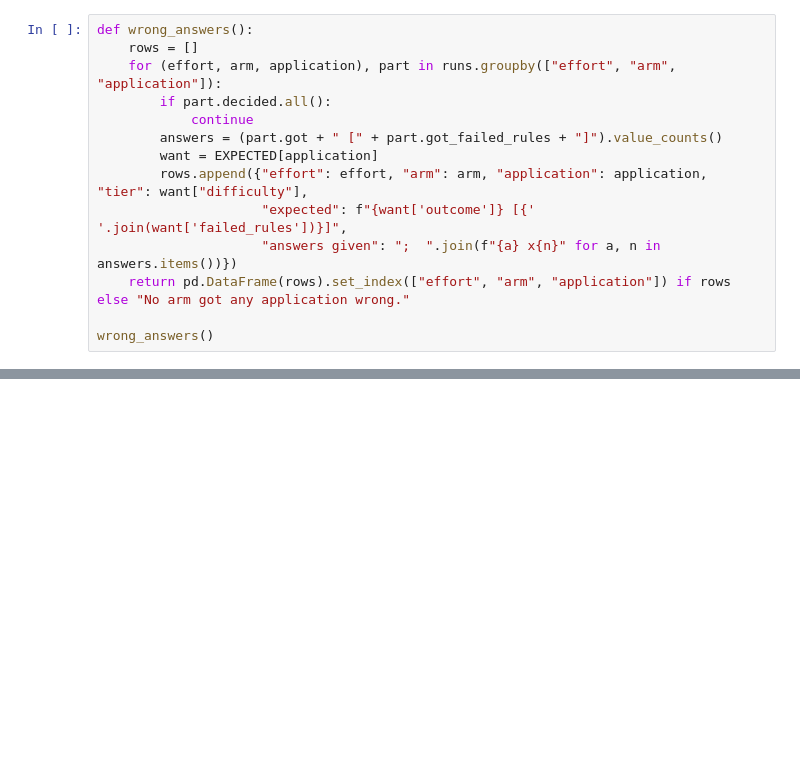
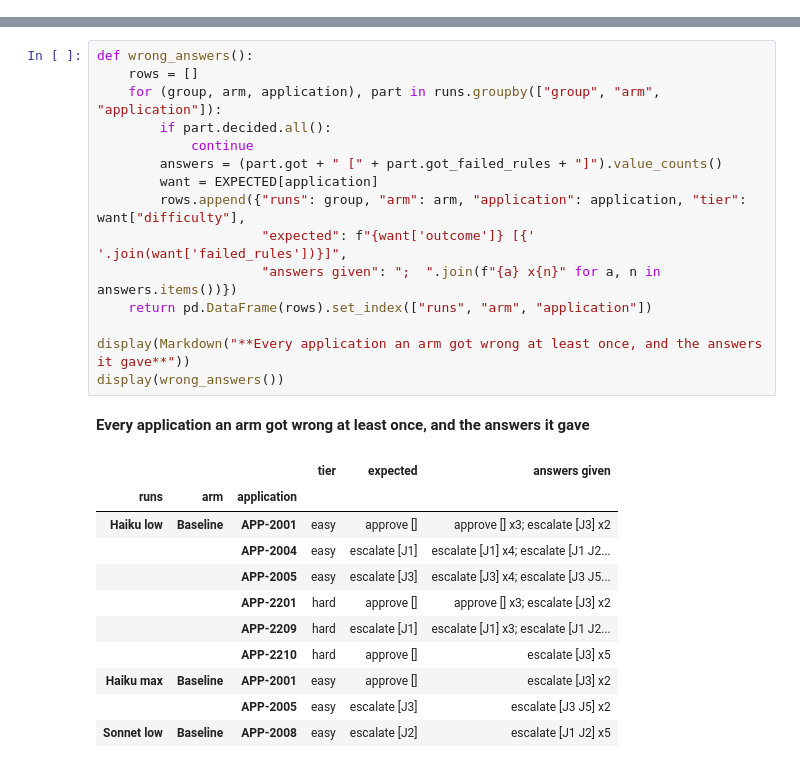
Before and after one commit to zach-blumenfeld/graph-memory-system-one-demo, a Jupyter notebook: loan-bench-aip-demo/analysis.ipynb, the cells around one changed output, grey strips where cells are left out. Saved outputs shown, nothing was run; the diff lists cells and outputs as text; blank space fills up the shorter version.

```diff
--- a/loan-bench-aip-demo/analysis.ipynb
+++ b/loan-bench-aip-demo/analysis.ipynb
@@ -123,14 +211,0 @@ Every application an arm got wrong at least once, with the answers it gave acros
-# %%
-def wrong_answers():
-    rows = []
-    for (effort, arm, application), part in runs.groupby(["effort", "arm", "application"]):
-        if part.decided.all():
-            continue
-        answers = (part.got + " [" + part.got_failed_rules + "]").value_counts()
-        want = EXPECTED[application]
-        rows.append({"effort": effort, "arm": arm, "application": application, "tier": want["difficulty"],
-                     "expected": f"{want['outcome']} [{' '.join(want['failed_rules'])}]",
-                     "answers given": ";  ".join(f"{a} x{n}" for a, n in answers.items())})
-    return pd.DataFrame(rows).set_index(["effort", "arm", "application"]) if rows else "No arm got any application wrong."
-
-wrong_answers()
@@ -388 +384,29 @@ Each run writes a message to the customer and a note to the credit officer. The
+# %%
+def wrong_answers():
+    rows = []
+    for (group, arm, application), part in runs.groupby(["group", "arm", "application"]):
+        if part.decided.all():
+            continue
+        answers = (part.got + " [" + part.got_failed_rules + "]").value_counts()
+        want = EXPECTED[application]
+        rows.append({"runs": group, "arm": arm, "application": application, "tier": want["difficulty"],
+                     "expected": f"{want['outcome']} [{' '.join(want['failed_rules'])}]",
+                     "answers given": ";  ".join(f"{a} x{n}" for a, n in answers.items())})
+    return pd.DataFrame(rows).set_index(["runs", "arm", "application"])
+
+display(Markdown("**Every application an arm got wrong at least once, and the answers it gave**"))
+display(wrong_answers())
+# %% [output]
+**Every application an arm got wrong at least once, and the answers it gave**
+|  |  |  | tier | expected | answers given |
+| runs | arm | application |  |  |  |
+| Haiku low | Baseline | APP-2001 | easy | approve [] | approve [] x3; escalate [J3] x2 |
+|  |  | APP-2004 | easy | escalate [J1] | escalate [J1] x4; escalate [J1 J2... |
+|  |  | APP-2005 | easy | escalate [J3] | escalate [J3] x4; escalate [J3 J5... |
+|  |  | APP-2201 | hard | approve [] | approve [] x3; escalate [J3] x2 |
+|  |  | APP-2209 | hard | escalate [J1] | escalate [J1] x3; escalate [J1 J2... |
+|  |  | APP-2210 | hard | approve [] | escalate [J3] x5 |
+| Haiku max | Baseline | APP-2001 | easy | approve [] | escalate [J3] x2 |
+|  |  | APP-2005 | easy | escalate [J3] | escalate [J3 J5] x2 |
+| Sonnet low | Baseline | APP-2008 | easy | escalate [J2] | escalate [J1 J2] x5 |
 # %%
```
Also changed, not shown: parts of 45 cells of this notebook.
